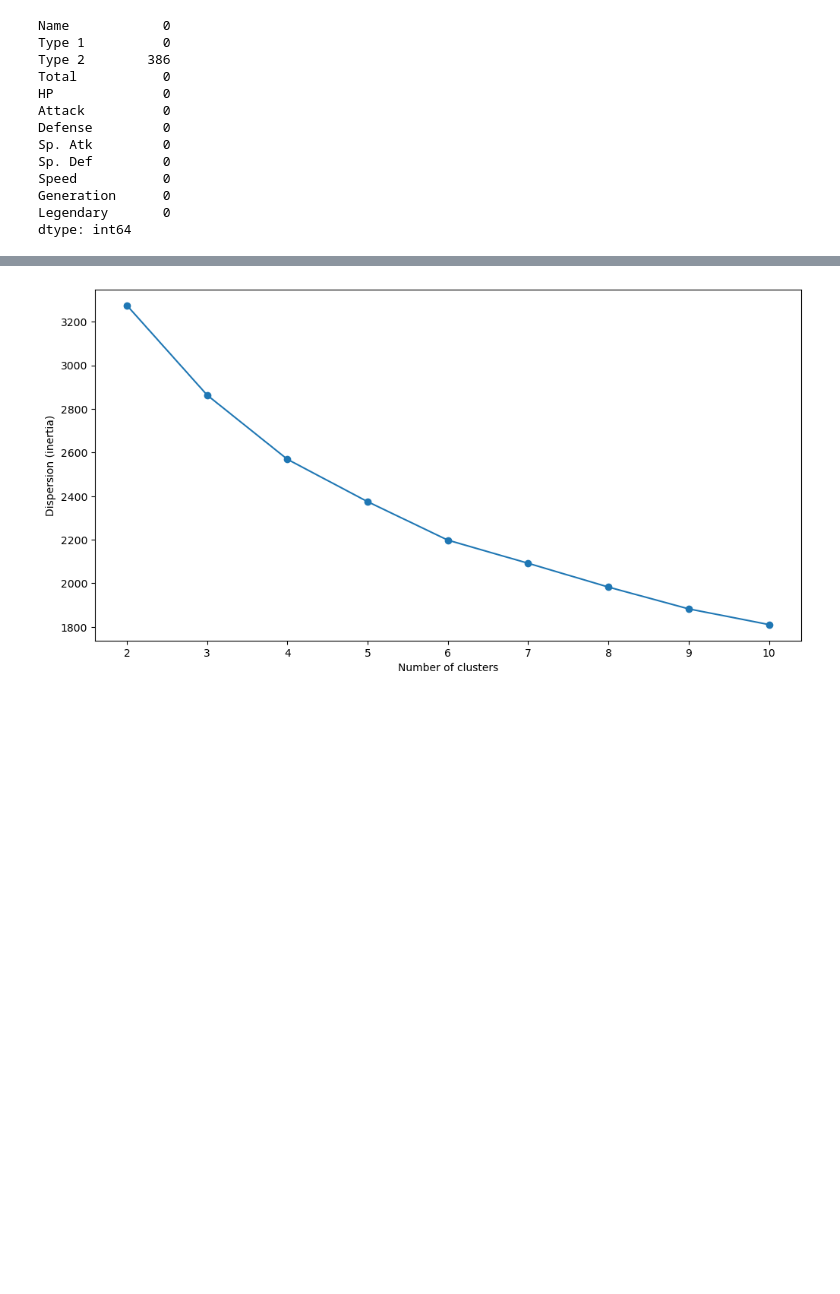
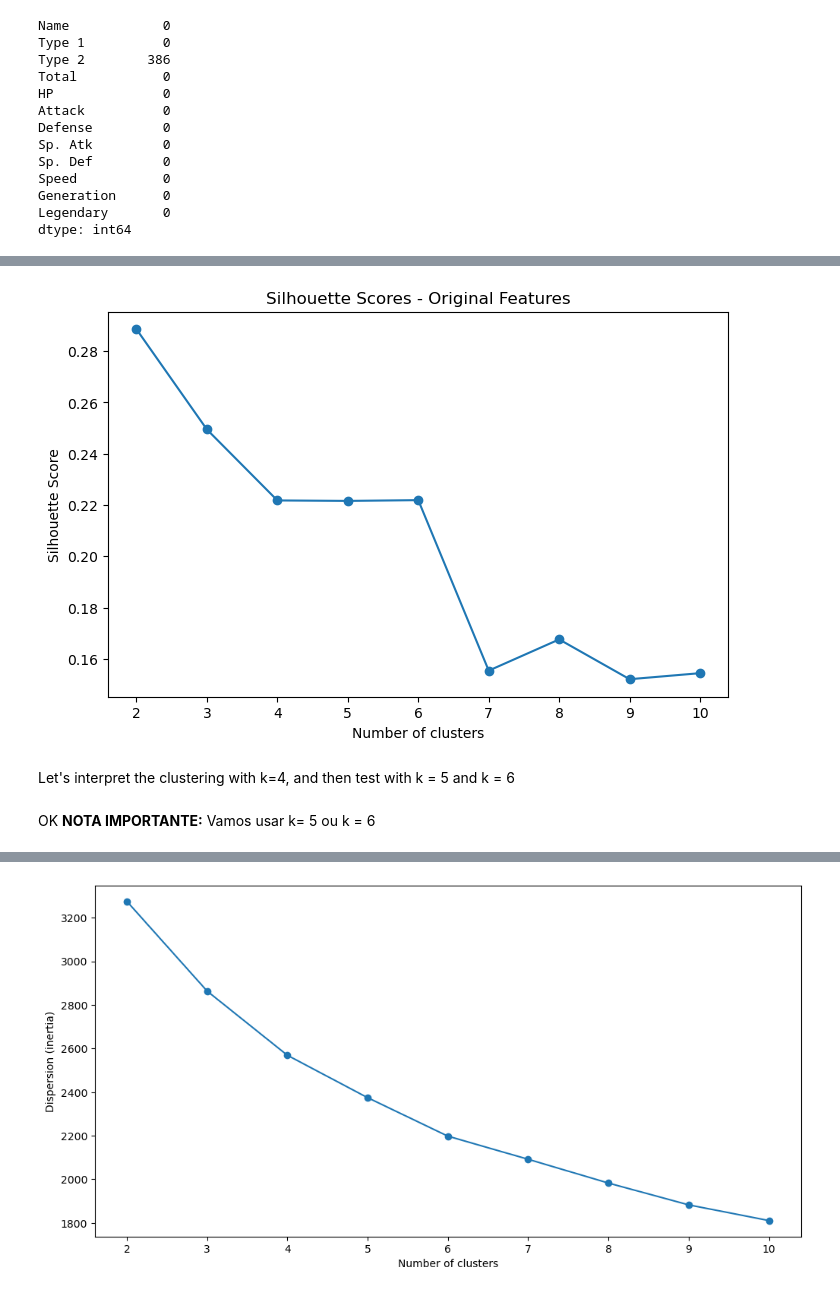
Before and after one commit to tiago2806/ml_pokemon, a Jupyter notebook: modelling.ipynb, the cells around one changed output, grey strips where cells are left out. Saved outputs shown, nothing was run; the diff lists cells and outputs as text; code cells hidden in the pictures; blank space fills up the shorter version.

```diff
--- a/modelling.ipynb
+++ b/modelling.ipynb
@@ -105,0 +142,23 @@ features = dataset
+# %%
+#Now using the silhouette score
+
+silhouette_scores = []
+
+for k in K_range:
+    kmeans = KMeans(n_clusters=k, random_state=0).fit(num_scaled_original)
+    labels = kmeans.fit_predict(num_scaled_original)
+    silhouette_scores.append(silhouette_score(num_scaled_original, labels))
+
+
+plt.figure(figsize=(8, 5))
+plt.plot(K_range, silhouette_scores, marker='o')
+plt.xlabel('Number of clusters')
+plt.ylabel('Silhouette Score')
+plt.title('Silhouette Scores - Original Features')
+plt.show()
+# %% [output]
+[figure, added]
+# %% [markdown]
+Let's interpret the clustering with k=4, and then test with k = 5 and k = 6
+# %% [markdown]
+OK **NOTA IMPORTANTE:** Vamos usar k= 5 ou k = 6
```
Also changed, not shown: parts of 26 cells of this notebook, 1 other file.
